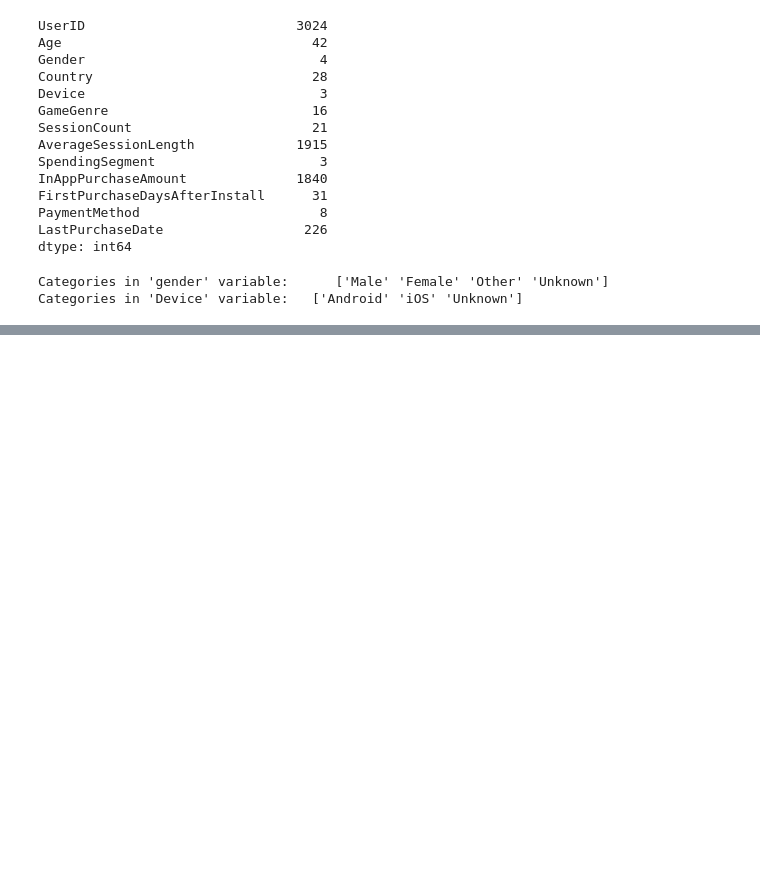
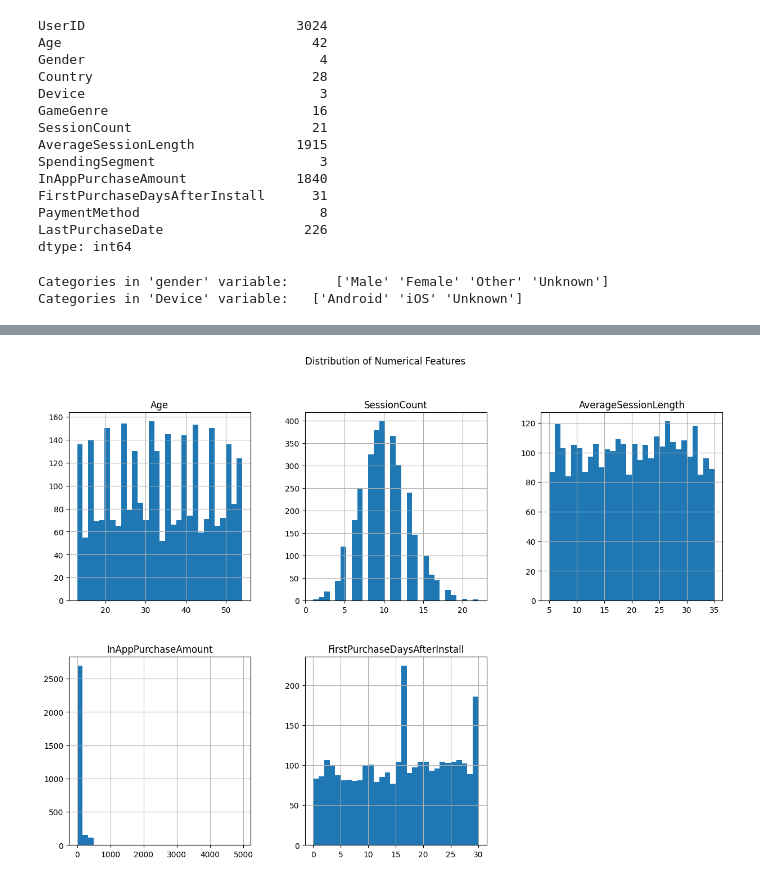
Before and after one commit to TaherBatterywala/In-App-Purchase-Spending-Analysis, a Jupyter notebook: notebook/EDA.ipynb, the cells around one changed output, grey strips where cells are left out. Cells and saved outputs as stored; diff of their text form; code cells hidden in the pictures; blank space fills up the shorter version.

```diff
--- a/notebook/EDA.ipynb
+++ b/notebook/EDA.ipynb
@@ -132,3 +132,10 @@ print(df['Device'].unique())
 # %% [output]
 Categories in 'gender' variable:      ['Male' 'Female' 'Other' 'Unknown']
 Categories in 'Device' variable:   ['Android' 'iOS' 'Unknown']
+# %%
+# Convert 'LastPurchaseDate' to datetime objects
+df['LastPurchaseDate'] = pd.to_datetime(df['LastPurchaseDate'], errors='coerce')
+
+# Convert float columns to integers
+df['Age'] = df['Age'].astype('int64')
+df['SessionCount'] = df['SessionCount'].astype('int64')
@@ -134,0 +165,8 @@ Categories in 'Device' variable:   ['Android' 'iOS' 'Unknown']
+# %%
+# Extract features from the 'LastPurchaseDate'
+df['LastPurchaseYear'] = df['LastPurchaseDate'].dt.year
+df['LastPurchaseMonth'] = df['LastPurchaseDate'].dt.month
+df['LastPurchaseDayOfWeek'] = df['LastPurchaseDate'].dt.dayofweek # Monday=0, Sunday=6
+
+# Display the first few rows with the new columns
+df.head()
@@ -134,0 +180,15 @@ Categories in 'Device' variable:   ['Android' 'iOS' 'Unknown']
+# %%
+# Correct the data type for the remaining float column
+df['FirstPurchaseDaysAfterInstall'] = df['FirstPurchaseDaysAfterInstall'].astype('int64')
+
+# The new date features we created will have nulls where the original date was NaT.
+df['LastPurchaseYear'].fillna(df['LastPurchaseYear'].median(), inplace=True)
+df['LastPurchaseMonth'].fillna(df['LastPurchaseMonth'].median(), inplace=True)
+df['LastPurchaseDayOfWeek'].fillna(df['LastPurchaseDayOfWeek'].median(), inplace=True)
+
+# Convert to integers
+df['LastPurchaseYear'] = df['LastPurchaseYear'].astype('int64')
+df['LastPurchaseMonth'] = df['LastPurchaseMonth'].astype('int64')
+df['LastPurchaseDayOfWeek'] = df['LastPurchaseDayOfWeek'].astype('int64')
+
+df.info()
@@ -134,0 +213,9 @@ Categories in 'Device' variable:   ['Android' 'iOS' 'Unknown']
+# %%
+# Select numerical columns for plotting
+numerical_cols = ['Age', 'SessionCount', 'AverageSessionLength', 'InAppPurchaseAmount', 'FirstPurchaseDaysAfterInstall']
+
+df[numerical_cols].hist(bins=30, figsize=(15, 10), layout=(2, 3))
+plt.suptitle('Distribution of Numerical Features')
+plt.show()
+# %% [output]
+[figure, added]
```
Also changed, not shown: parts of 12 cells of this notebook.
